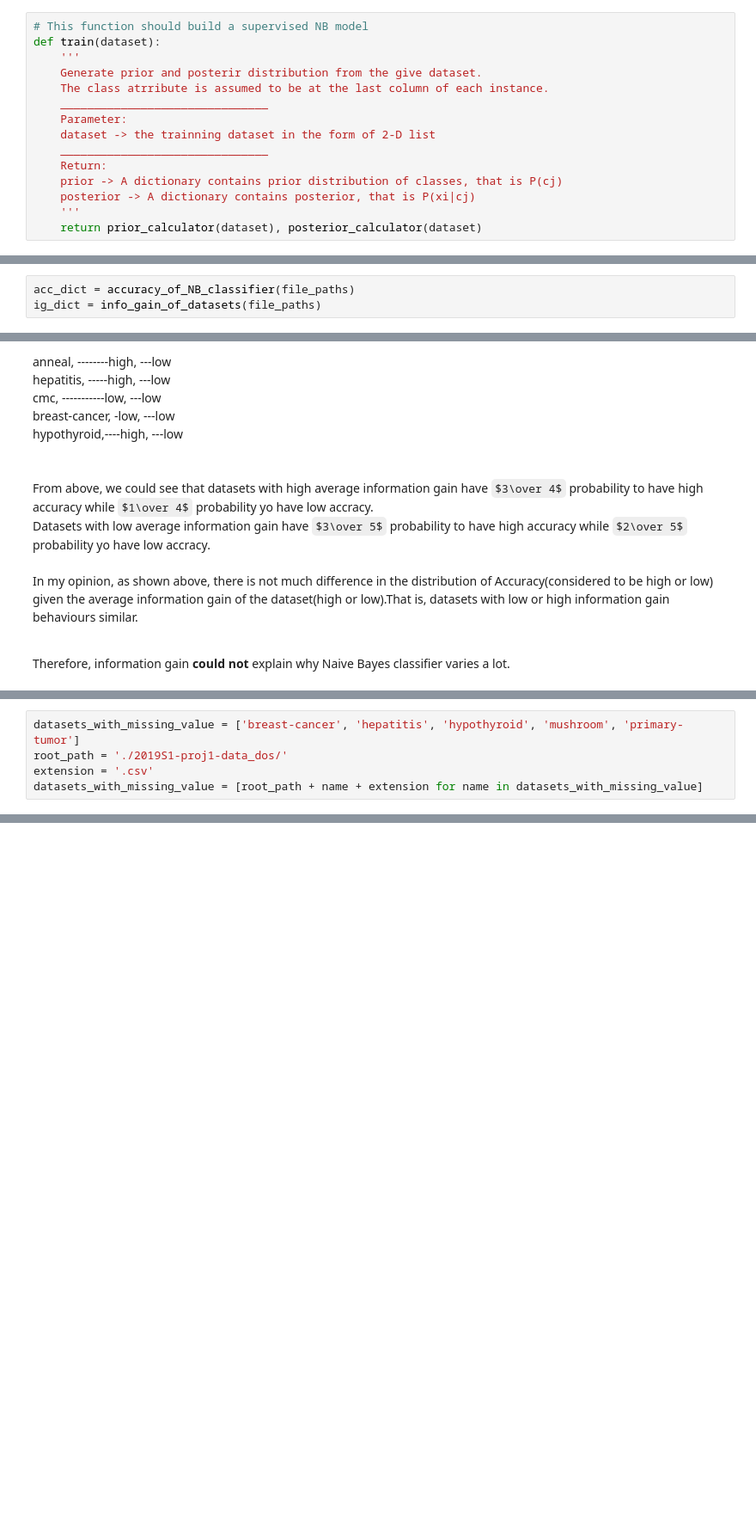
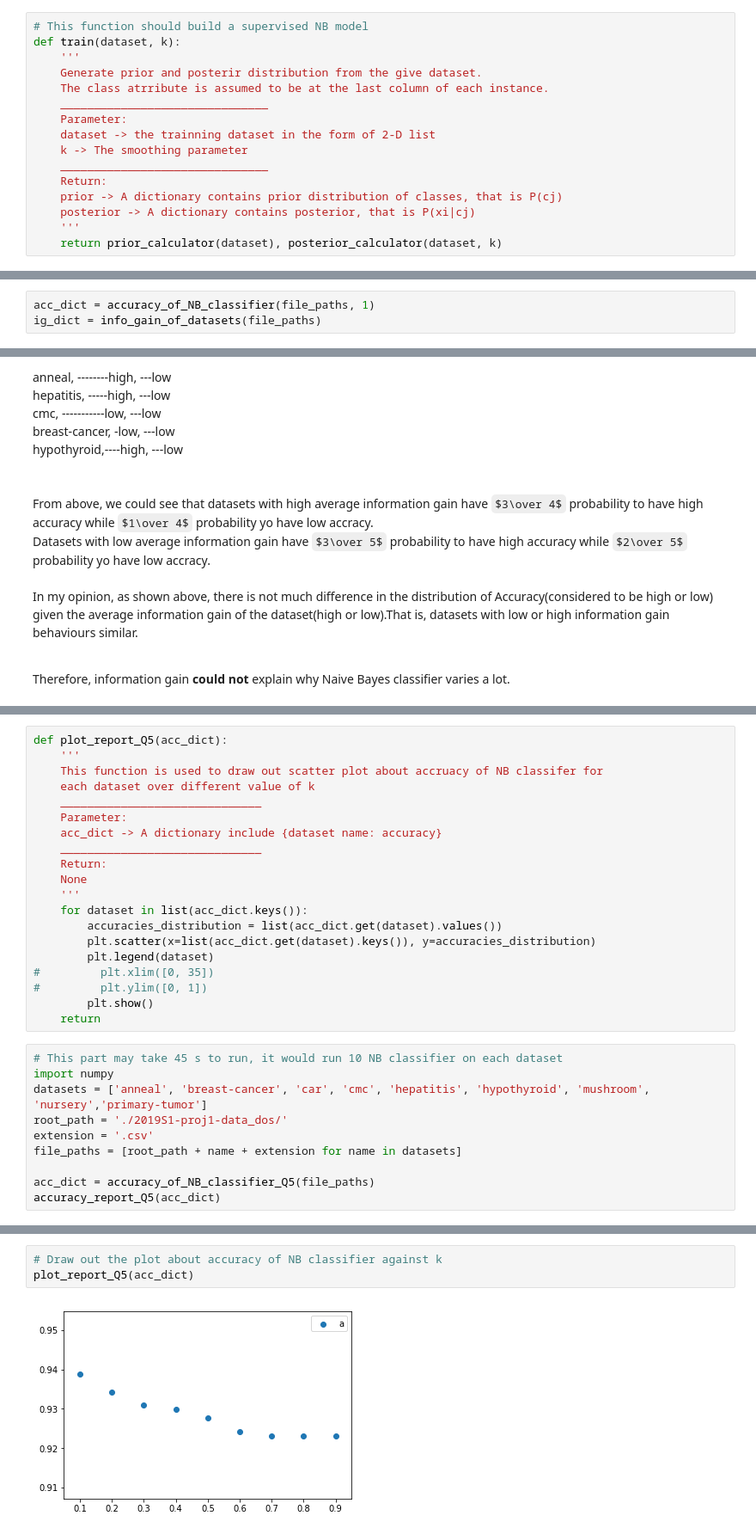
Before and after one commit to BeginnerRudy/COMP30027-Machine-Learning-Project-1, a Jupyter notebook: 2019S1-proj1.ipynb, the cells around one changed output, grey strips where cells are left out. Shown at 86% size. Cells and saved outputs as stored; diff of their text form; some formulas as TeX source; blank space fills up the shorter version.

```diff
--- a/2019S1-proj1.ipynb
+++ b/2019S1-proj1.ipynb
@@ -51,19 +51,20 @@ def preprocess(filepath):
     return dataset
 # %%
 # This function should build a supervised NB model
-def train(dataset):
+def train(dataset, k):
     '''
     Generate prior and posterir distribution from the give dataset.
     The class atrribute is assumed to be at the last column of each instance.
     _______________________________
     Parameter:
     dataset -> the trainning dataset in the form of 2-D list
+    k -> The smoothing parameter
     _______________________________
     Return:
     prior -> A dictionary contains prior distribution of classes, that is P(cj)
     posterior -> A dictionary contains posterior, that is P(xi|cj)
     '''
-    return prior_calculator(dataset), posterior_calculator(dataset)
+    return prior_calculator(dataset), posterior_calculator(dataset, k)
 # %%
 def prior_calculator(dataset):
     """
@@ -562,7 +632,7 @@ root_path = './2019S1-proj1-data_dos/'
 extension = '.csv'
 file_paths = [root_path + name + extension for name in datasets]
 # %%
-acc_dict = accuracy_of_NB_classifier(file_paths)
+acc_dict = accuracy_of_NB_classifier(file_paths, 1)
 ig_dict = info_gain_of_datasets(file_paths)
 # %%
 accuracy_report(acc_dict)
@@ -706,5 +780,30 @@ def Accuracy_of_instance_has_missing_value_VS_instance_has_no_missing_value(file
+# %%
+def plot_report_Q5(acc_dict):
+    '''
+    This function is used to draw out scatter plot about accruacy of NB classifer for
+    each dataset over different value of k
+    ______________________________
+    Parameter:
+    acc_dict -> A dictionary include {dataset name: accuracy}
+    ______________________________
+    Return:
+    None
+    '''
+    for dataset in list(acc_dict.keys()):
+        accuracies_distribution = list(acc_dict.get(dataset).values())
+        plt.scatter(x=list(acc_dict.get(dataset).keys()), y=accuracies_distribution)
+        plt.legend(dataset)
+#         plt.xlim([0, 35])
+#         plt.ylim([0, 1])
+        plt.show()
+    return
 # %%
-datasets_with_missing_value = ['breast-cancer', 'hepatitis', 'hypothyroid', 'mushroom', 'primary-tumor']
+# This part may take 45 s to run, it would run 10 NB classifier on each dataset
+import numpy
+datasets = ['anneal', 'breast-cancer', 'car', 'cmc', 'hepatitis', 'hypothyroid', 'mushroom', 'nursery','primary-tumor']
 root_path = './2019S1-proj1-data_dos/'
 extension = '.csv'
-datasets_with_missing_value = [root_path + name + extension for name in datasets_with_missing_value]
+file_paths = [root_path + name + extension for name in datasets]
+
+acc_dict = accuracy_of_NB_classifier_Q5(file_paths)
+accuracy_report_Q5(acc_dict)
@@ -798,0 +828,5 @@ random.randint(1,2)
+# %%
+# Draw out the plot about accuracy of NB classifier against k
+plot_report_Q5(acc_dict)
+# %% [output]
+[figure, added]
```
Also changed, not shown: parts of 25 cells of this notebook.
